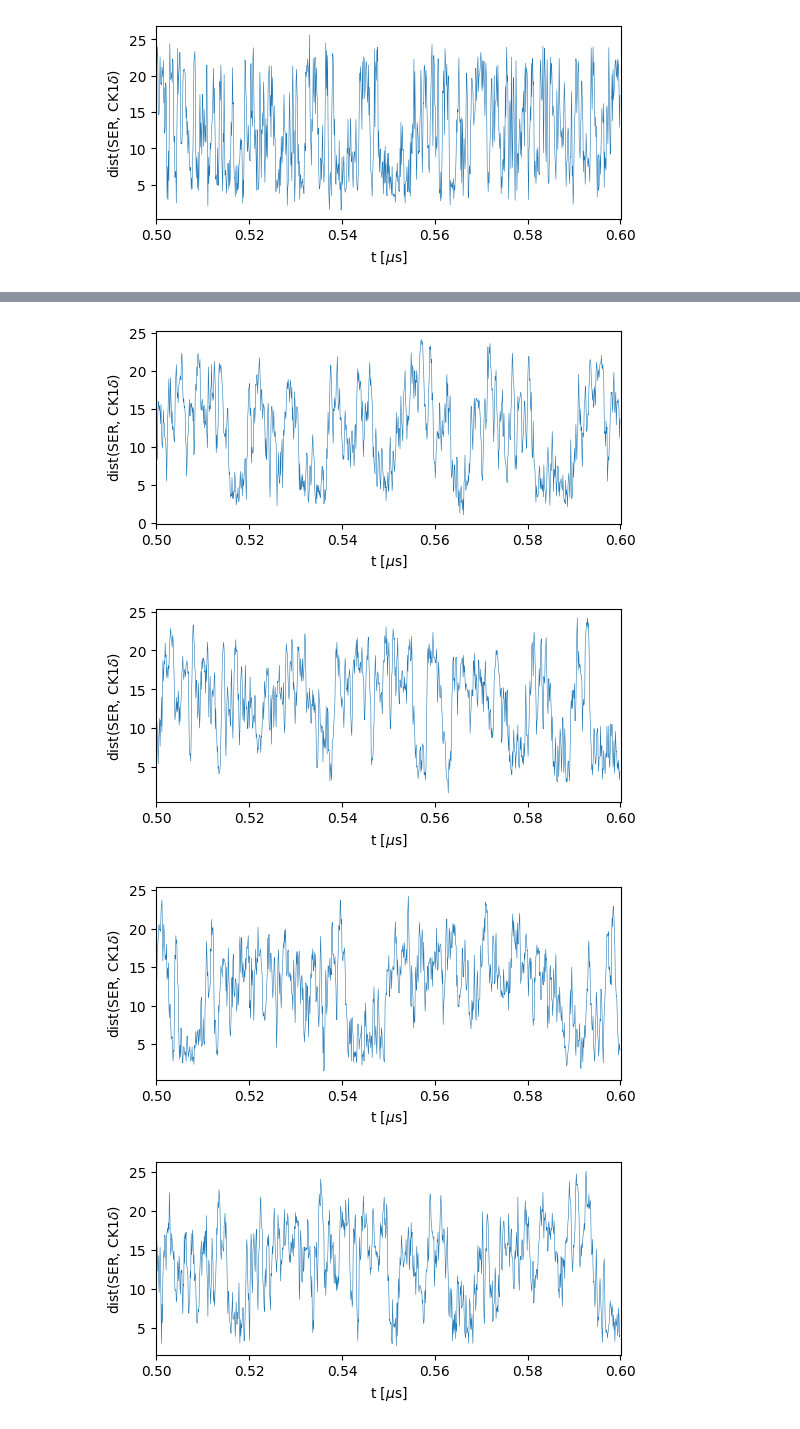
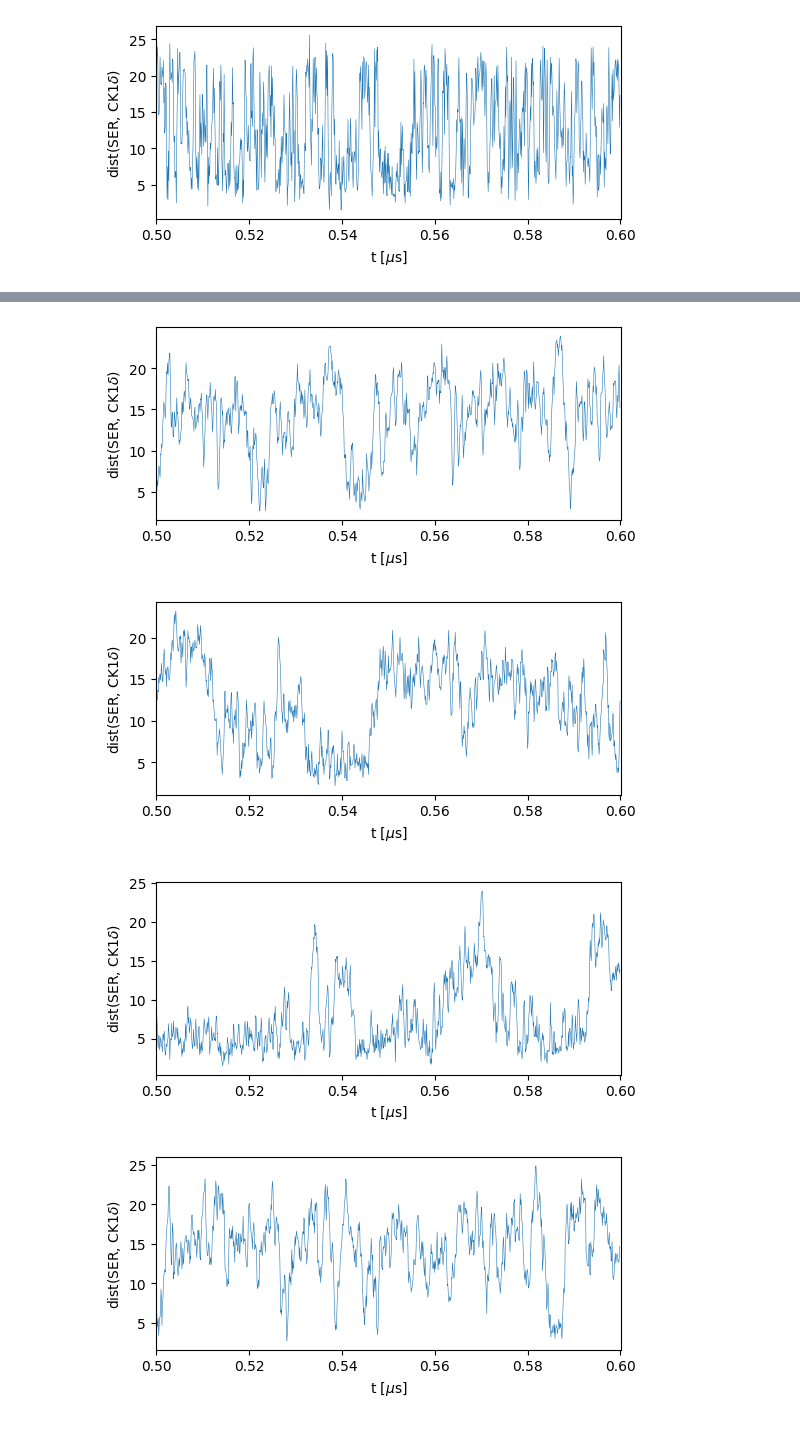
Before and after one commit to ezippo/HPA, a Jupyter notebook: process_traj.ipynb, the cells around one changed output, grey strips where cells are left out. Saved outputs shown, nothing was run; the diff lists cells and outputs as text; code cells hidden in the pictures.

```diff
--- a/process_traj.ipynb
+++ b/process_traj.ipynb
@@ -143,11 +148,13 @@ for s in range(1,11):
 [figure]
 [figure]
 # %%
+rdump = 5
+rigid = 'rigid-'
 dmu = 15
-path_mc = f'/localscratch/zippoema/working_dir/tests/test_MC_kinetic/sim_ser19_dmu-{dmu}_1-tdp43-5pser_1-ck1d-open_10k_MCkin/'
-for s in range(1,11):
-    d = hpau.create_distance_file(path_mc+f'sim{s}_ser19_dmu-{dmu}_1-tdp43-5pser_com-ck1d-open_CAL3_10k_MCkin_dump.gsd',
+path_mc = f'/localscratch/zippoema/working_dir/tests/test_MC_kinetic/'
+for s in range(11,21):
+    d = hpau.create_distance_file(path_mc+f'sim_ser19_dmu-{dmu}_1-tdp43-5pser_1-{rigid}ck1d-open_{rdump}k_MCkin/sim{s}_ser19_dmu-{dmu}_1-tdp43-5pser_com-{rigid}ck1d-open_CAL3_{rdump}k_MCkin_dump.gsd',
                                      id1=[300,301,302], id2=[i for i in range(154)], mean1=True, therm=0)
-    np.savetxt(path_mc+f'sim{s}_ser19_dmu-{dmu}_1-tdp43-5pser_com-ck1d-open_CAL3_10k_MCkin_dist.txt', d)
+    np.savetxt(path_mc+f'sim_ser19_dmu-{dmu}_1-tdp43-5pser_1-{rigid}ck1d-open_{rdump}k_MCkin/sim{s}_ser19_dmu-{dmu}_1-tdp43-5pser_com-{rigid}ck1d-open_CAL3_{rdump}k_MCkin_dist.txt', d)
     hpapl.plot_dist(d,part_id=5,start=5000,end=6000)
 # %% [output]
@@ -156,4 +163,4 @@ for s in range(1,11):
-[figure, old version]
+[figure, new version]
-[figure, old version]
+[figure, new version]
-[figure, old version]
+[figure, new version]
-[figure, old version]
+[figure, new version]
```
Also changed, not shown: parts of 2 cells of this notebook, 12 other files.
